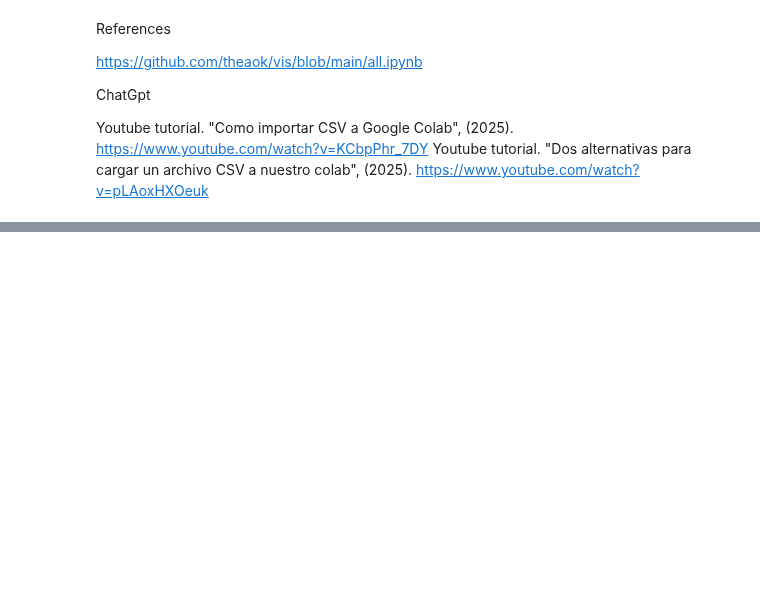
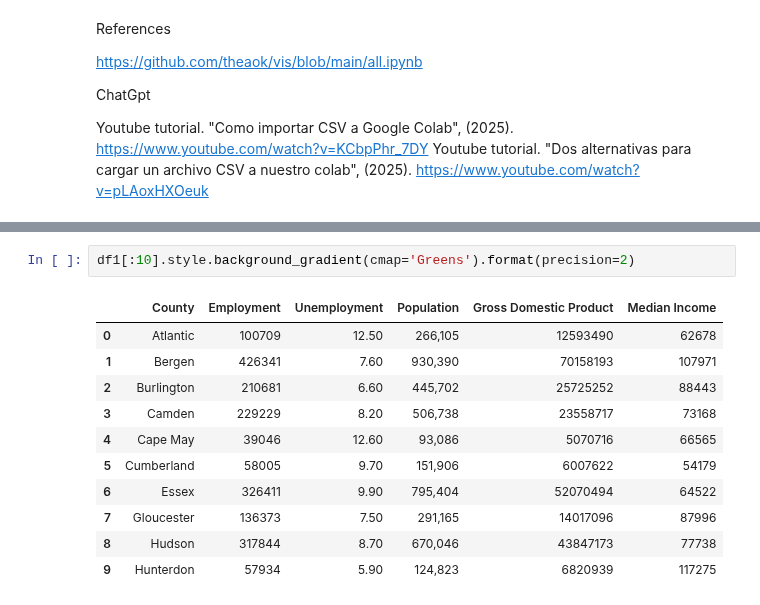
Before and after one commit to shirleyrutgers/DataVis, a Jupyter notebook: PS2.ipynb, the cells around one changed output, grey strips where cells are left out. Saved outputs shown, nothing was run; the diff lists cells and outputs as text; blank space fills up the shorter version.

```diff
--- a/PS2.ipynb
+++ b/PS2.ipynb
@@ -574,0 +593,14 @@ Youtube tutorial. "Dos alternativas para cargar un archivo CSV a nuestro colab",
+# %%
+df1[:10].style.background_gradient(cmap='Greens').format(precision=2)
+# %% [output]
+|  | County | Employment | Unemployment | Population | Gross Domestic Product | Median Income |
+| 0 | Atlantic | 100709 | 12.50 | 266,105 | 12593490 | 62678 |
+| 1 | Bergen | 426341 | 7.60 | 930,390 | 70158193 | 107971 |
+| 2 | Burlington | 210681 | 6.60 | 445,702 | 25725252 | 88443 |
+| 3 | Camden | 229229 | 8.20 | 506,738 | 23558717 | 73168 |
+| 4 | Cape May | 39046 | 12.60 | 93,086 | 5070716 | 66565 |
+| 5 | Cumberland | 58005 | 9.70 | 151,906 | 6007622 | 54179 |
+| 6 | Essex | 326411 | 9.90 | 795,404 | 52070494 | 64522 |
+| 7 | Gloucester | 136373 | 7.50 | 291,165 | 14017096 | 87996 |
+| 8 | Hudson | 317844 | 8.70 | 670,046 | 43847173 | 77738 |
+| 9 | Hunterdon | 57934 | 5.90 | 124,823 | 6820939 | 117275 |
```
Also changed, not shown: parts of 9 cells of this notebook.
